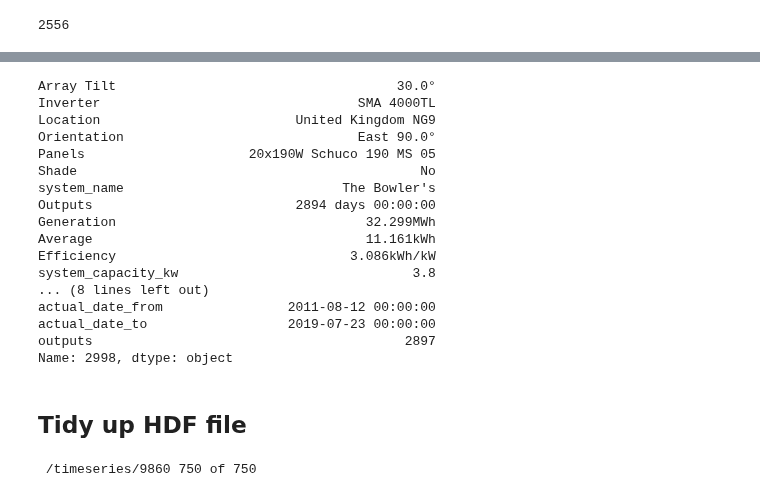
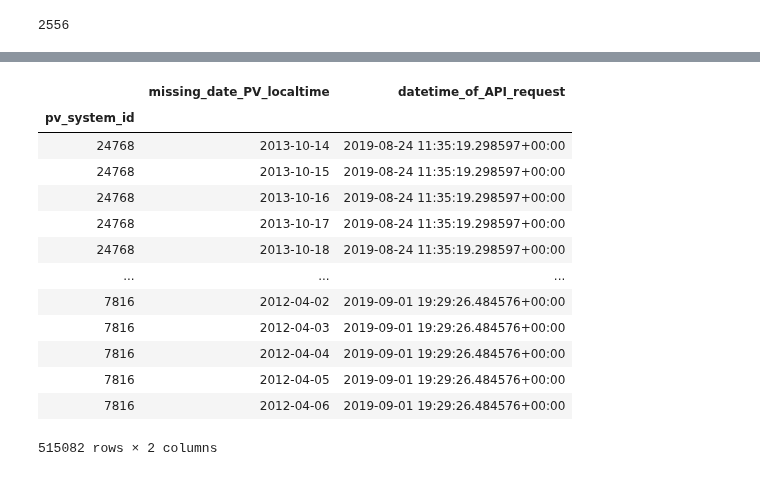
Before and after one commit to openclimatefix/pvoutput, a Jupyter notebook: examples/download_pv_timeseries.ipynb, the cells around one changed output, grey strips where cells are left out. Drawn from its saved outputs; the diff is of its cells as text; code cells hidden in the pictures.

```diff
--- a/examples/download_pv_timeseries.ipynb
+++ b/examples/download_pv_timeseries.ipynb
@@ -251,57 +137,19 @@ timeseries.head()
-# %%
-pv_systems_filtered.loc[system_id]
-# %% [output]
-Array Tilt                                    30.0°
-Inverter                                 SMA 4000TL
-Location                         United Kingdom NG9
-Orientation                              East 90.0°
-Panels                     20x190W Schuco 190 MS 05
-Shade                                            No
-system_name                            The Bowler's
-Outputs                          2894 days 00:00:00
-Generation                                32.299MWh
-Average                                   11.161kWh
-Efficiency                              3.086kWh/kW
-system_capacity_kw                              3.8
-... (8 lines left out)
-actual_date_from                2011-08-12 00:00:00
-actual_date_to                  2019-07-23 00:00:00
-outputs                                        2897
-Name: 2998, dtype: object
-# %% [markdown]
-## Tidy up HDF file
-# %%
-# The HDF compression seems to break if we keep appending data,
-# so we get much smaller files if we create a new HDF file with
-# the same data.
-
-store = pd.HDFStore(OUTPUT_TIMESERIES_FILENAME, mode='r')
-store2 = pd.HDFStore(OUTPUT_TIMESERIES_FILENAME + '.fresh', mode='w', complevel=9)
-
-keys = store.keys()
-n = len(keys)
-for i, key in enumerate(keys):
-    print('\r', key, i+1, 'of', n, end='   ', flush=True)
-    data = store.get(key)
-#     data['datetime_of_API_request'] = pd.DatetimeIndex(data['datetime_of_API_request'].values, tz='utc')
-    data.rename(
-        {
-            'energy_generation_Wh': 'cumulative_energy_gen_Wh',
-            'power_generation_W' : 'instantaneous_power_gen_W',
-            'average_power_W': 'average_power_gen_W',
-            'power_generation_normalised': 'power_gen_normalised',
-        },
-        axis='columns',
-        inplace=True)
-
-    if key != '/missing_dates':
-        data = data.sort_index()
-        data = data.loc[~data.index.duplicated()]
-    with warnings.catch_warnings():
-        warnings.simplefilter('ignore', tables.NaturalNameWarning)
-        store2.put(key=key, value=data, format='table')
-
-store.close()
-store2.close()
-# %% [output]
- /timeseries/9860 750 of 750
+# %%
+missing = store['missing_dates']
+# %%
+missing
+# %% [output]
+|  | missing_date_PV_localtime | datetime_of_API_request |
+| pv_system_id |  |  |
+| 24768 | 2013-10-14 | 2019-08-24 11:35:19.298597+00:00 |
+| 24768 | 2013-10-15 | 2019-08-24 11:35:19.298597+00:00 |
+| 24768 | 2013-10-16 | 2019-08-24 11:35:19.298597+00:00 |
+| 24768 | 2013-10-17 | 2019-08-24 11:35:19.298597+00:00 |
+| 24768 | 2013-10-18 | 2019-08-24 11:35:19.298597+00:00 |
+| ... | ... | ... |
+| 7816 | 2012-04-02 | 2019-09-01 19:29:26.484576+00:00 |
+| 7816 | 2012-04-03 | 2019-09-01 19:29:26.484576+00:00 |
+| 7816 | 2012-04-04 | 2019-09-01 19:29:26.484576+00:00 |
+| 7816 | 2012-04-05 | 2019-09-01 19:29:26.484576+00:00 |
+| 7816 | 2012-04-06 | 2019-09-01 19:29:26.484576+00:00 |
+515082 rows × 2 columns
```
Also changed, not shown: parts of 21 cells of this notebook, 7 other files.
